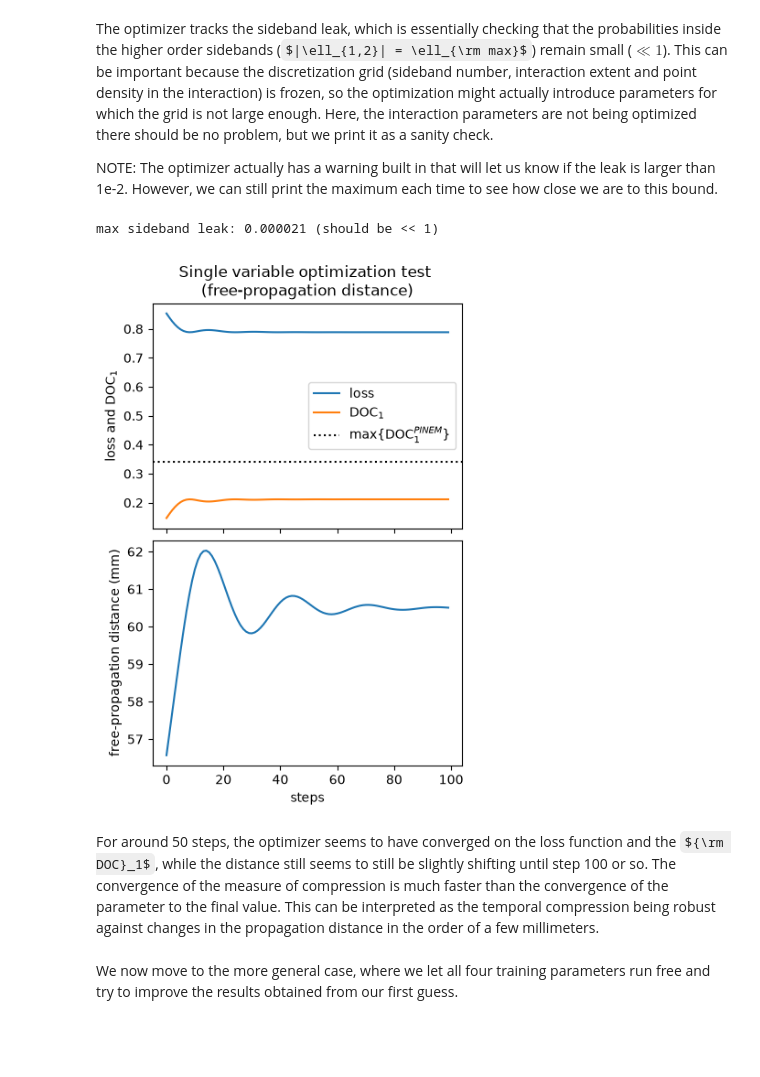
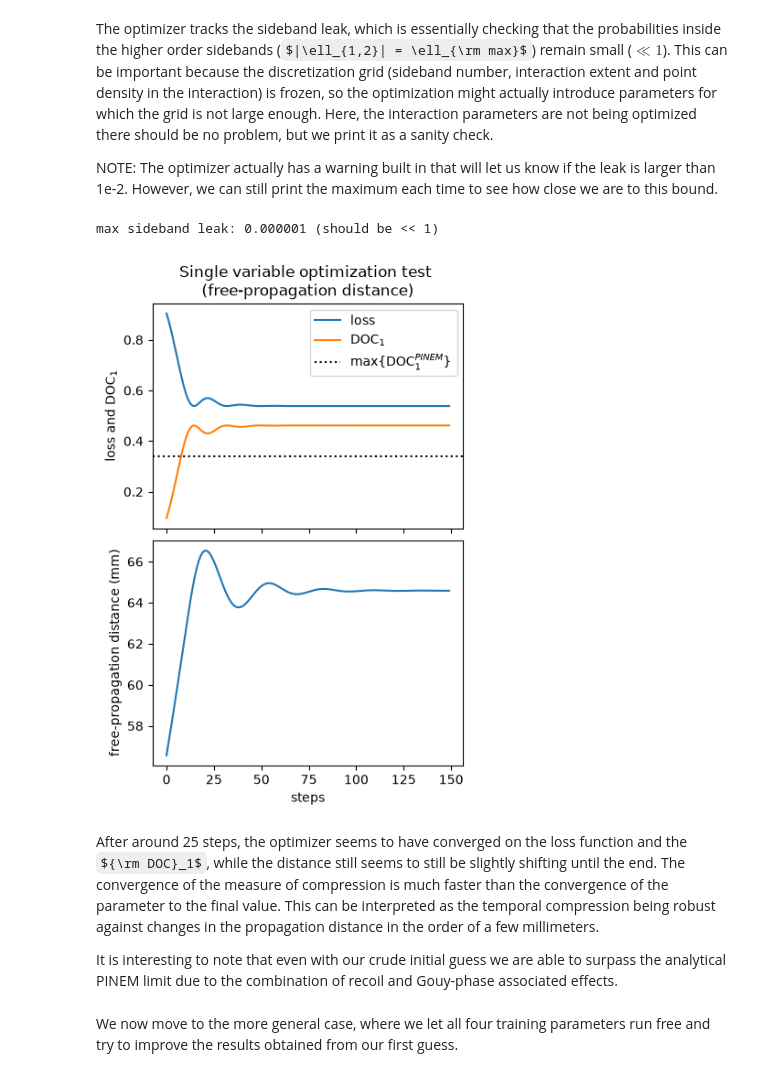
Before and after one commit to civelasco/diff-iels, a Jupyter notebook: example.ipynb, the cells around one changed output. Drawn from its saved outputs; the diff is of its cells as text; code cells hidden in the pictures; some formulas as TeX source; blank space fills up the shorter version.

```diff
--- a/example.ipynb
+++ b/example.ipynb
@@ -20,9 +27,6 @@ sys.path.insert(0, 'src')
 
 We begin by showing a forward pass of the model. We begin with an incident electron of a well-defined kinetic energy ($\alpha_{\ell_1\ell_2} = \delta_{\ell_1 0} \delta_{\ell_2 0}$, no photons have been exchanged with the lasers) and run it through the interaction and subsequent free propagation.
 # %%
-import torch
-from physics import Config,ElectronModulator
-
 # ---- fixed parameters -----
 frequency1  = 1.0   # frequency of laser 1 times Planck's constant (hbar omega_1) in electron volts (eV)
 num_apt     = 0.01  # numerical aperture of the laser beams (fixed as it determines the discretization)
@@ -34,7 +38,7 @@ cfg = Config(frequency1,num_apt,beta_target,pts_per_z0)
 
 # ---- trainable parameters (static for now) ----
 kinetic     =  31e3    # kinetic energy of the free-electron in eV, determines its velocity (roughly 1/3 of the speed of light for this value)
-electric1   =  0.01    # electric field amplitude times the fundamental charge e in eV/nm (electron volts / nanometers)
+electric1   =  1.1e-2    # electric field amplitude times the fundamental charge e in eV/nm (electron volts / nanometers)
 rel_fr_diff =  0.5     # relative difference between the frequencies of laser 2 and 1: |w2 - w1|/w1 in eV
 d0          =  1.0     # free propagation distance in mm (millimeters)
 
@@ -137,8 +141,6 @@ NOTE: the model is implemented as a differentiable PyTorch nn.Module, which is w
 
 We begin by showcasing the optimization algorithm with only the free-propagation distance as the learned parameter, and reuse the model from the previous example, only replacing the initial guess of the propagation distance with 0.0.
 # %%
-from optimize import optimize
-
 # we freeze the gradient of all parameters except the propagation distance
 # (the log_distance is because we actually optimize the parameters in log-scale, for more information see optimize.py)
 # when setting distance = 0, the model sets distance = zT/4 instead to avoid problems when computing the log-scale parameters
@@ -146,41 +148,43 @@ m_sing = ElectronModulator(cfg,kinetic,electric1,freq_diff,0.0,use_gouy = True)
 for name, p in m_sing.named_parameters():
     p.requires_grad_(name == 'log_distance')
 
-steps = 100    # number of steps in the optimization
-lr    = 1e-2   # learning rate
-hist  = optimize(m_sing,steps,lr)
+steps      = 150    # number of steps in the optimization
+lr         = 1e-2   # learning rate
+hist_sing  = optimize(m_sing,steps,lr,ref_freq=freq_diff)
 # %% [markdown]
 The optimizer tracks the sideband leak, which is essentially checking that the probabilities inside the higher order sidebands ($|\ell_{1,2}| = \ell_{\rm max}$) remain small ($\ll 1$). This can be important because the discretization grid (sideband number, interaction extent and point density in the interaction) is frozen, so the optimization might actually introduce parameters for which the grid is not large enough. Here, the interaction parameters are not being optimized there should be no problem, but we print it as a sanity check.
 
 NOTE: The optimizer actually has a warning built in that will let us know if the leak is larger than 1e-2. However, we can still print the maximum each time to see how close we are to this bound.
 # %%
-histarray = np.array(hist)
+histarray = np.array(hist_sing)
 loss_hist = histarray[:,0]
 doc_hist  = histarray[:,1]
 leak      = histarray[:,2]
 dist_hist = histarray[:,-1]
 
 print(f'max sideband leak: {np.max(leak):.6f} (should be << 1)')
 
 fig,(ax1,ax2) = plt.subplots(2,1,sharex = True,figsize = (4,6),layout='constrained')
 
 ax1.set_title('Single variable optimization test \n' + '(free-propagation distance)')
 
 ax1.plot(loss_hist, label = 'loss')
 ax1.plot(doc_hist,label = r'${\rm DOC}_1$')
 ax1.axhline(0.34,color = 'k', linestyle=':',label=r'${\rm max}\{{\rm DOC}_1^{PINEM}\}$')
 ax1.set_ylabel(r'loss and ${\rm DOC}_1$')
 ax1.legend()
 
 ax2.plot(dist_hist) # the optimizer returns values in the units of the inputs!
 ax2.set_xlabel('steps')
 ax2.set_ylabel('free-propagation distance (mm)')
 plt.show()
 # %% [output]
-max sideband leak: 0.000021 (should be << 1)
+max sideband leak: 0.000001 (should be << 1)
-[figure, old version]
+[figure, new version]
 # %% [markdown]
-For around 50 steps, the optimizer seems to have converged on the loss function and the ${\rm DOC}_1$, while the distance still seems to still be slightly shifting until step 100 or so. The convergence of the measure of compression is much faster than the convergence of the parameter to the final value. This can be interpreted as the temporal compression being robust against changes in the propagation distance in the order of a few millimeters.
+After around 25 steps, the optimizer seems to have converged on the loss function and the ${\rm DOC}_1$, while the distance still seems to still be slightly shifting until the end. The convergence of the measure of compression is much faster than the convergence of the parameter to the final value. This can be interpreted as the temporal compression being robust against changes in the propagation distance in the order of a few millimeters.
+
+It is interesting to note that even with our crude initial guess we are able to surpass the analytical PINEM limit due to the combination of recoil and Gouy-phase associated effects.
 # %% [markdown]
 We now move to the more general case, where we let all four training parameters run free and try to improve the results obtained from our first guess.
 # %%
```
Also changed, not shown: parts of 12 cells of this notebook, 2 other files.
